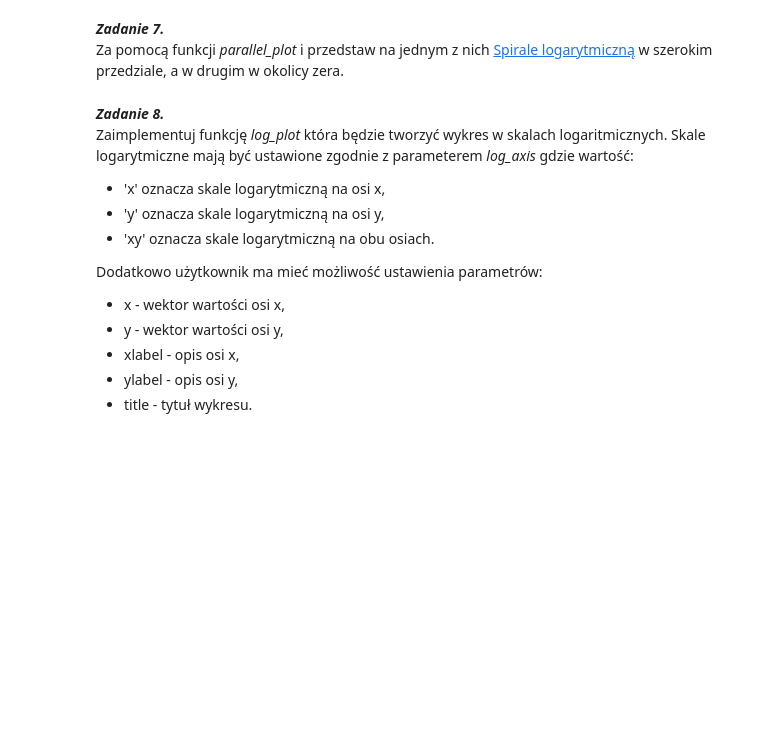
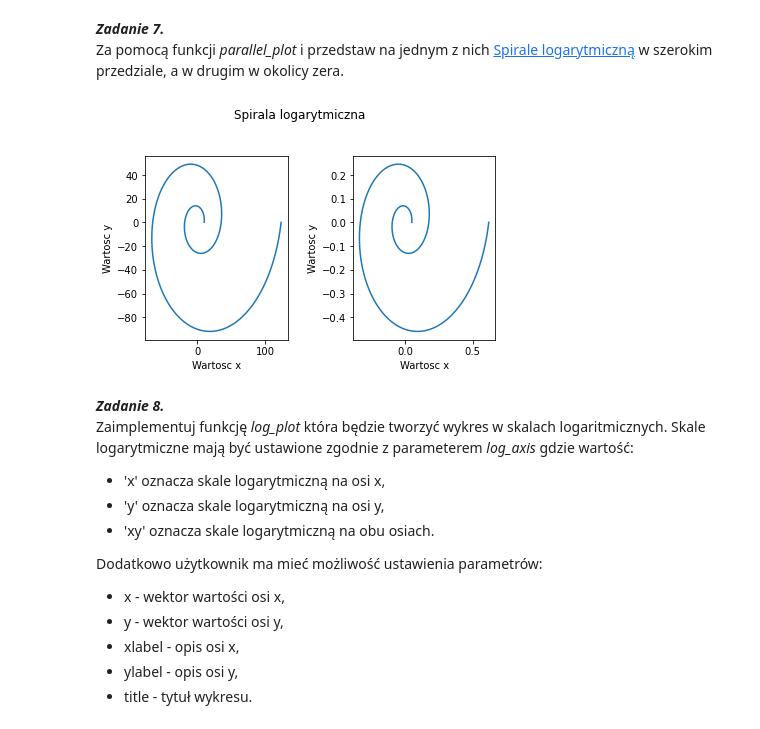
Before and after one commit to mateusztylec/MetodyNumeryczne, a Jupyter notebook: Laboratorium 2/sprawozdanie.ipynb, the cells around one changed output. Saved outputs shown, nothing was run; the diff lists cells and outputs as text; code cells hidden in the pictures; blank space fills up the shorter version.

```diff
--- a/Laboratorium 2/sprawozdanie.ipynb
+++ b/Laboratorium 2/sprawozdanie.ipynb
@@ -211,6 +196,20 @@ Jeżeli nie da się wyrysować danych należy zwrócić wartość None.
 # %% [markdown]
 ***Zadanie 7.***
 Za pomocą funkcji *parallel\_plot*  i przedstaw na jednym z nich [Spirale logarytmiczną](https://pl.wikipedia.org/wiki/Spirala_logarytmiczna) w szerokim przedziale, a w drugim w okolicy zera.
+# %%
+def log_spiral(a,b):
+    alfa = np.linspace(0, 4*np.pi, 1000)
+    x = a*np.exp(b*alfa)*np.cos(alfa)
+    y = a*np.exp(b*alfa)*np.sin(alfa)
+    return x,y
+
+x1, y1 = log_spiral(10,0.2)
+x2, y2 = log_spiral(0.05,0.2)
+main.parallel_plot(x1,y1,x2,y2,'Wartosc x', 'Wartosc y','Wartosc x', 'Wartosc y','Spirala logarytmiczna', '|')
+plt.tight_layout(pad=2.0) #aby tytył osi x nie zasłaniał kolejnego wykresu
+plt.show()
+# %% [output]
+[figure, added]
 # %% [markdown]
 ***Zadanie 8.***
 Zaimplementuj funkcję *log\_plot* która będzie tworzyć wykres w skalach logaritmicznych. Skale logarytmiczne mają być ustawione zgodnie z parameterem *log\_axis* gdzie wartość:
```
Also changed, not shown: parts of 9 cells of this notebook, 1 other file.
